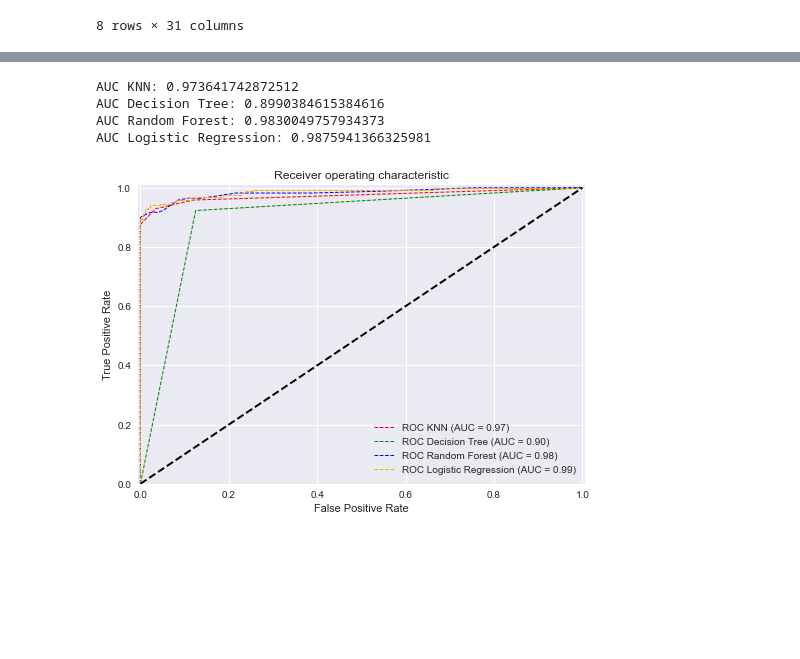
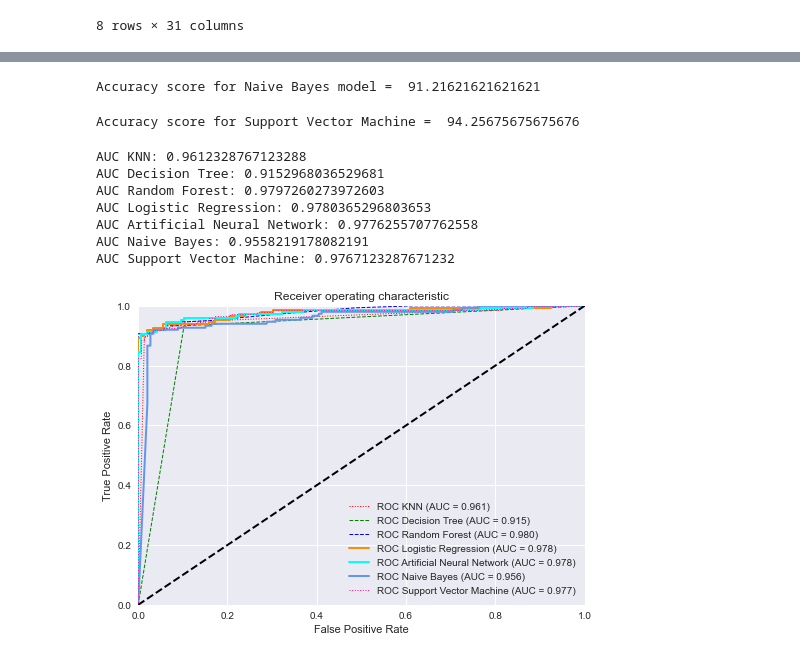
Before and after one commit to NehaDas25/DataScience_CS5661, a Jupyter notebook: Credit_Card_Fraud_Detection.ipynb, the cells around one changed output, grey strips where cells are left out. Saved outputs shown, nothing was run; the diff lists cells and outputs as text; code cells hidden in the pictures; blank space fills up the shorter version.

```diff
--- a/Credit_Card_Fraud_Detection.ipynb
+++ b/Credit_Card_Fraud_Detection.ipynb
@@ -232,8 +228,7 @@ Accuracy score for Decision Tree= 89.85507246376811
 # %%
 # 3. Random Forest Classifier
 # Here we will use the random state that's already used while splitting the dataset
-n_s = int(input('Enter the number of estimators for Random Forest Classification:'))
-randomForest_algorithm = RandomForestClassifier(n_estimators=n_s, bootstrap = True, random_state=r_s)
+randomForest_algorithm = RandomForestClassifier(n_estimators=19, bootstrap = True, random_state=42)
 randomForest_algorithm.fit(X_train, y_train)
 y_predict_rf = randomForest_algorithm.predict(X_test)
 y_predict_probab_rf = randomForest_algorithm.predict_proba(X_test)
@@ -255,5 +290,25 @@ Accuracy score for Logistic Regression= 95.94202898550725
+# %%
+# 6. Naive Bayes
+naiveBayes_algorithm = GaussianNB()
+naiveBayes_algorithm.fit(X_train, y_train)
+y_predict_naiveBayes  =  naiveBayes_algorithm.predict(X_test)
+y_predict_probab_naiveBayes = naiveBayes_algorithm.predict_proba(X_test)
+naiveBayes_accuracy = accuracy_score(y_test, y_predict_naiveBayes)
+print("Accuracy score for Naive Bayes model = ", naiveBayes_accuracy*100)
+# %% [output]
+Accuracy score for Naive Bayes model =  91.21621621621621
+# %%
+#7. Support Vector Machine Classifier
+svm_algorithm = SVC(kernel='rbf', probability=True, random_state = 1)
+svm_algorithm.fit(X_train, y_train)
+y_predict_svm = svm_algorithm.predict(X_test)
+y_predict_probab_svm = svm_algorithm.predict_proba(X_test)
+svm_accuracy = accuracy_score(y_test, y_predict_svm)
+print("Accuracy score for Support Vector Machine = ", svm_accuracy*100)
+# %% [output]
+Accuracy score for Support Vector Machine =  94.25675675675676
 # %%
-# ROC Curve for all 4 - models
+# ROC Curve for all 7 - models
 
 # For KNN
 fpr1, tpr1, thresh1 = roc_curve(y_test, y_predict_probab_knn[:,1], pos_label=1)
@@ -263,8 +318,14 @@ fpr2, tpr2, thresh2 = roc_curve(y_test, y_predict_probab_dt[:,1], pos_label=1)
 fpr3, tpr3, thresh3 = roc_curve(y_test, y_predict_probab_rf[:,1], pos_label=1)
 # For Logistic Regression
 fpr4, tpr4, thresh4 = roc_curve(y_test, y_predict_probab_lr[:,1], pos_label=1)
+# For Artificial Neural Network
+fpr5, tpr5, thresh5 = roc_curve(y_test, y_predict_probab_ann[:,1], pos_label=1)
+# For Naive Bayes
+fpr6, tpr6, thresh6 = roc_curve(y_test, y_predict_probab_naiveBayes[:,1], pos_label=1)
+# For Support Vector Machine
+fpr7, tpr7, thresh7 = roc_curve(y_test, y_predict_probab_svm[:,1], pos_label=1)
 # %%
-# AUC for all 4 - models
+# AUC for all 7 - models
 
 # For KNN
 AUC_KNN = metrics.auc(fpr1, tpr1)
@@ -274,44 +335,63 @@ AUC_dt = metrics.auc(fpr2, tpr2)
 AUC_rf = metrics.auc(fpr3, tpr3)
 # For Logistic Regression
 AUC_lr = metrics.auc(fpr4, tpr4)
+# For Artificial Neural Network
+AUC_ann = metrics.auc(fpr5, tpr5)
+# For Naive Bayes
+AUC_nb = metrics.auc(fpr6, tpr6)
+# For Support Vector Machine
+AUC_svm = metrics.auc(fpr7, tpr7)
 
 print("AUC KNN: " + str(AUC_KNN))
 print("AUC Decision Tree: " + str(AUC_dt))
 print("AUC Random Forest: " + str(AUC_rf))
 print("AUC Logistic Regression: " + str(AUC_lr))
+print("AUC Artificial Neural Network: " + str(AUC_ann))
+print("AUC Naive Bayes: " + str(AUC_nb))
+print("AUC Support Vector Machine: " + str(AUC_svm))
 # %% [output]
-AUC KNN: 0.973641742872512
-AUC Decision Tree: 0.8990384615384616
-AUC Random Forest: 0.9830049757934373
-AUC Logistic Regression: 0.9875941366325981
+AUC KNN: 0.9612328767123288
+AUC Decision Tree: 0.9152968036529681
+AUC Random Forest: 0.9797260273972603
+AUC Logistic Regression: 0.9780365296803653
+AUC Artificial Neural Network: 0.9776255707762558
+AUC Naive Bayes: 0.9558219178082191
+AUC Support Vector Machine: 0.9767123287671232
 # %%
 # Plot ROC Curve with AUC
 # %%
 %matplotlib inline
 plt.style.use('seaborn')
-plt.figure()
+plt.figure(1)
 # Curve for KNN
-plt.plot(fpr1, tpr1, color='red', lw=1, linestyle='--', label='ROC KNN (AUC = %0.2f)' % AUC_KNN)
+plt.plot(fpr1, tpr1, color='red', lw=1, linestyle=':', label='ROC KNN (AUC = %0.3f)' % AUC_KNN)
 # Curve for Decision Tree
-plt.plot(fpr2, tpr2, color='green', lw=1, linestyle='--', label='ROC Decision Tree (AUC = %0.2f)' % AUC_dt)
+plt.plot(fpr2, tpr2, color='green', lw=1, linestyle='--', label='ROC Decision Tree (AUC = %0.3f)' % AUC_dt)
 # Curve for Random Forest
-plt.plot(fpr3, tpr3, color='blue', lw=1, linestyle='--', label='ROC Random Forest (AUC = %0.2f)' % AUC_rf)
+plt.plot(fpr3, tpr3, color='blue', lw=1, linestyle='--', label='ROC Random Forest (AUC = %0.3f)' % AUC_rf)
 # Curve for Logistic Regression
-plt.plot(fpr4, tpr4, color='orange', lw=1, linestyle='--', label='ROC Logistic Regression (AUC = %0.2f)' % AUC_lr)
+plt.plot(fpr4, tpr4, color='darkorange', lw=2, label='ROC Logistic Regression (AUC = %0.3f)' % AUC_lr)
+# Curve for Artificial Neural Network
+plt.plot(fpr5, tpr5, color='aqua', lw=2, label='ROC Artificial Neural Network (AUC = %0.3f)' % AUC_ann)
+# Curve for Naive Bayes
+plt.plot(fpr6, tpr6, color='cornflowerblue', lw=2, label='ROC Naive Bayes (AUC = %0.3f)' % AUC_nb)
+# Curve for Support Vector Machine
+plt.plot(fpr7, tpr7, color='deeppink', lw=1, linestyle=':',  label='ROC Support Vector Machine (AUC = %0.3f)' % AUC_svm)
 
 # Random Guess line:
 plt.plot([0, 1], [0, 1], color='black', lw=2, linestyle='--')
 
 # Defining The Range of X-Axis and Y-Axis:
-plt.xlim([-0.005, 1.005])
-plt.ylim([0.0, 1.01])
+plt.xlim([0, 1])
+#plt.xlim([0.0, 1.0])
+plt.ylim([0, 1])
 
 # Labels, Title, Legend:
 plt.xlabel('False Positive Rate')
 plt.ylabel('True Positive Rate')
 plt.title('Receiver operating characteristic')
 plt.legend(loc="lower right")
-plt.savefig('ROC',dpi=700)
+plt.savefig('ROC',dpi=100)
 plt.show()
 # %% [output]
-[figure, old version]
+[figure, new version]
```
Also changed, not shown: parts of 16 cells of this notebook, 4 other files.
